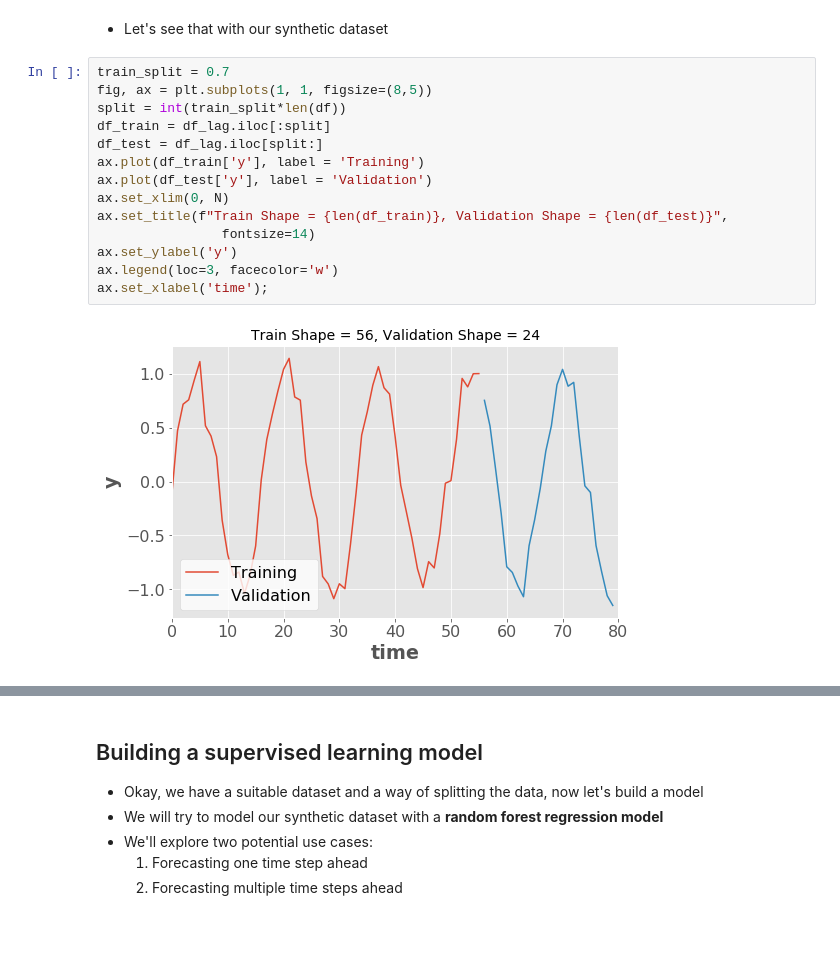
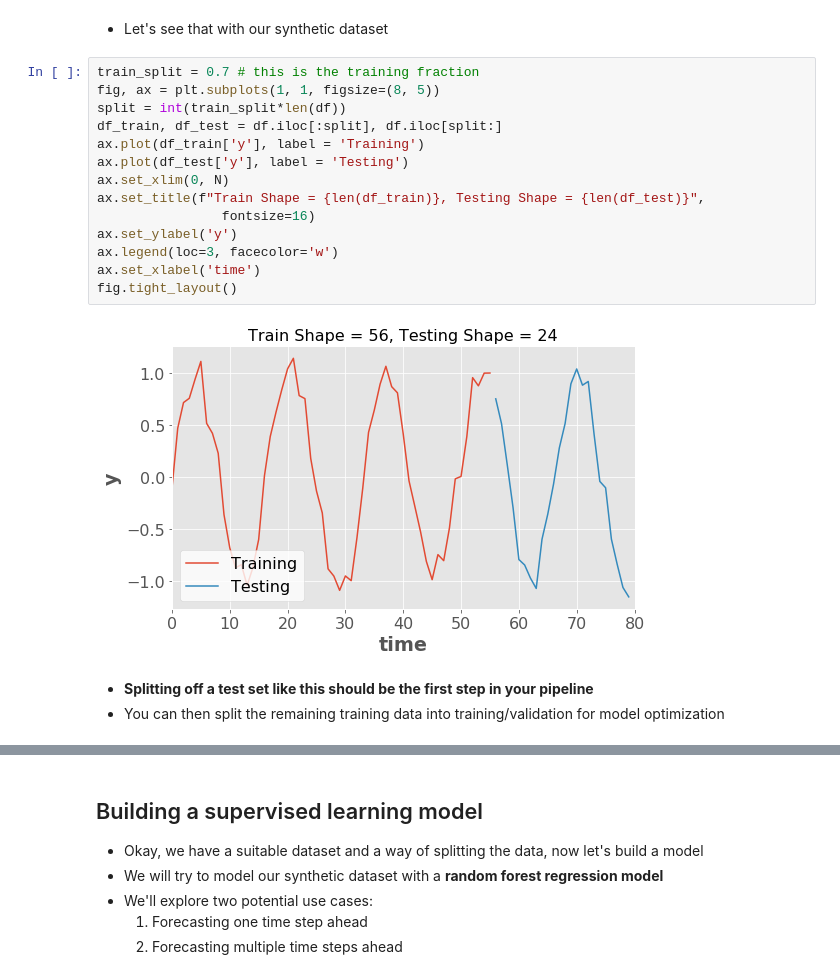
Before and after one commit to TomasBeuzen/machine-learning-tutorials, a Jupyter notebook: ml-timeseries/notebooks/supervised_time_series_intro.ipynb, the cells around one changed output, grey strips where cells are left out. Cells and saved outputs as stored; diff of their text form; blank space fills up the shorter version.

Commit message:
update time series notebook

```diff
--- a/ml-timeseries/notebooks/supervised_time_series_intro.ipynb
+++ b/ml-timeseries/notebooks/supervised_time_series_intro.ipynb
@@ -217,18 +215,21 @@ df_lag
 # %% [markdown]
 - Let's see that with our synthetic dataset
 # %%
-train_split = 0.7
-fig, ax = plt.subplots(1, 1, figsize=(8,5))
+train_split = 0.7 # this is the training fraction
+fig, ax = plt.subplots(1, 1, figsize=(8, 5))
 split = int(train_split*len(df))
-df_train = df_lag.iloc[:split]
-df_test = df_lag.iloc[split:]
+df_train, df_test = df.iloc[:split], df.iloc[split:]
 ax.plot(df_train['y'], label = 'Training')
-ax.plot(df_test['y'], label = 'Validation')
+ax.plot(df_test['y'], label = 'Testing')
 ax.set_xlim(0, N)
-ax.set_title(f"Train Shape = {len(df_train)}, Validation Shape = {len(df_test)}",
-                fontsize=14)
+ax.set_title(f"Train Shape = {len(df_train)}, Testing Shape = {len(df_test)}",
+                fontsize=16)
 ax.set_ylabel('y')
 ax.legend(loc=3, facecolor='w')
-ax.set_xlabel('time');
+ax.set_xlabel('time')
+fig.tight_layout()
 # %% [output]
-[figure, old version]
+[figure, new version]
+# %% [markdown]
+- **Splitting off a test set like this should be the first step in your pipeline**
+- You can then split the remaining training data into training/validation for model optimization
```
Also changed, not shown: parts of 48 cells of this notebook.
